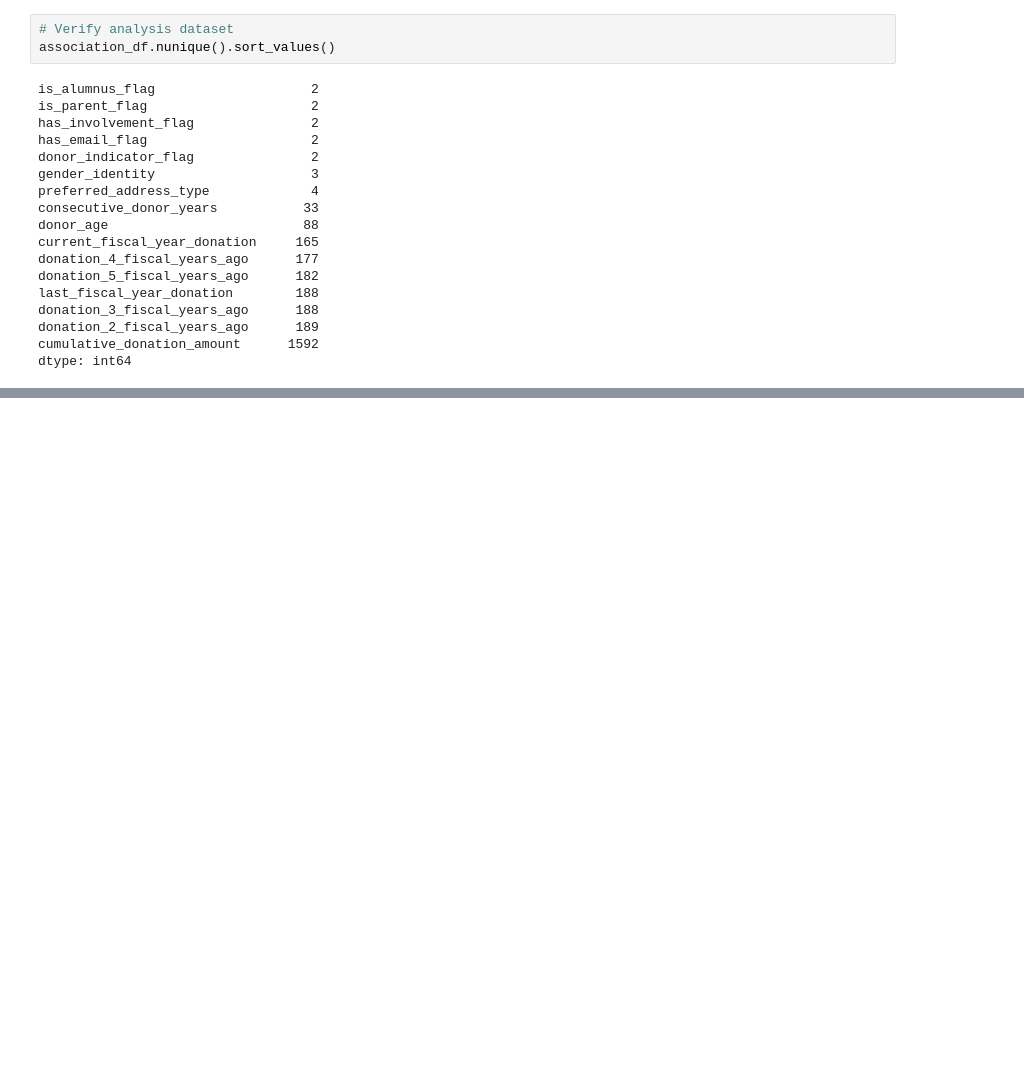
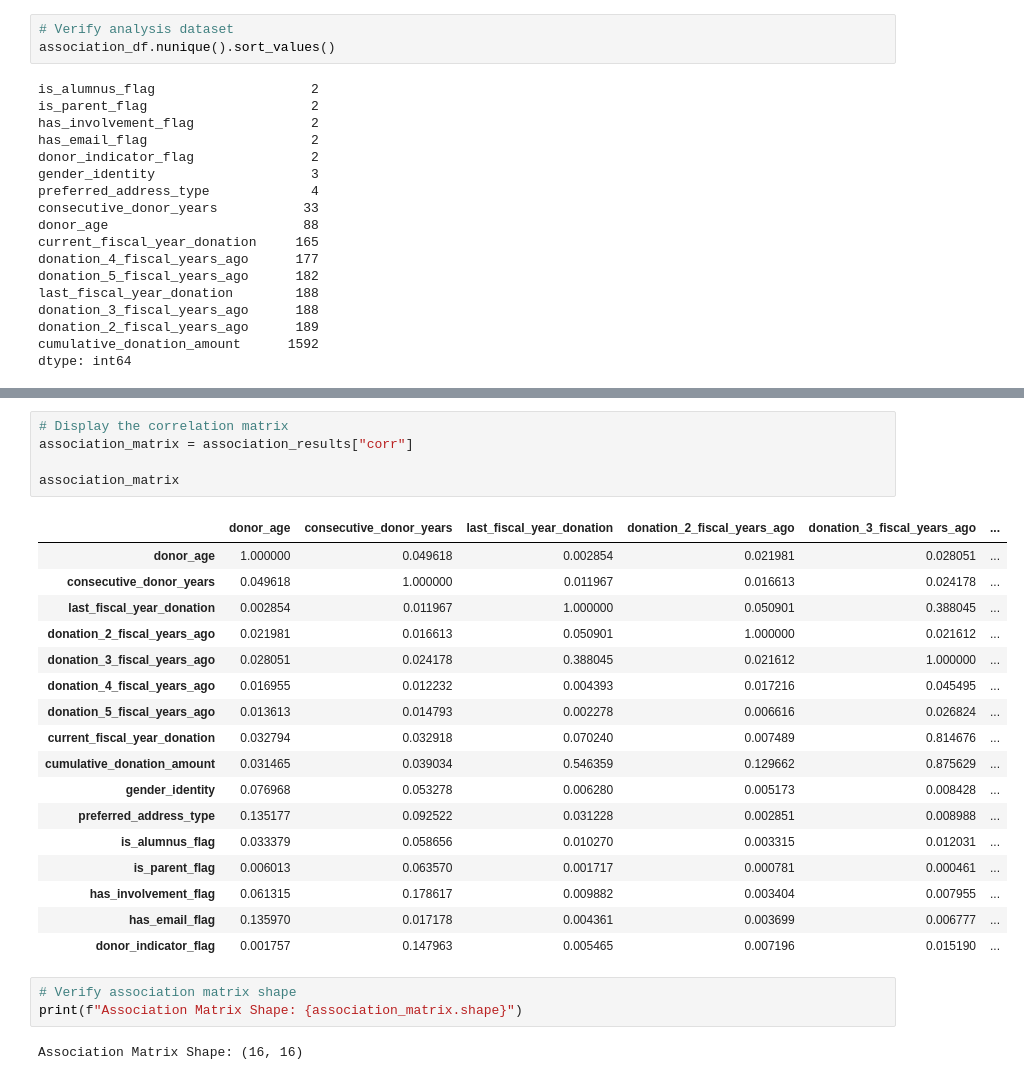
Before and after one commit to MDarkHead/red-cross-donor-prediction, a Jupyter notebook: notebooks/03_dython_analysis.ipynb, the cells around one changed output, grey strips where cells are left out. Cells and saved outputs as stored; diff of their text form; blank space fills up the shorter version.

```diff
--- a/notebooks/03_dython_analysis.ipynb
+++ b/notebooks/03_dython_analysis.ipynb
@@ -281,0 +297,28 @@ dtype: int64
+# %%
+# Display the correlation matrix
+association_matrix = association_results["corr"]
+
+association_matrix
+# %% [output]
+|  | donor_age | consecutive_donor_years | last_fiscal_year_donation | donation_2_fiscal_years_ago | donation_3_fiscal_years_ago | ... |
+| donor_age | 1.000000 | 0.049618 | 0.002854 | 0.021981 | 0.028051 | ... |
+| consecutive_donor_years | 0.049618 | 1.000000 | 0.011967 | 0.016613 | 0.024178 | ... |
+| last_fiscal_year_donation | 0.002854 | 0.011967 | 1.000000 | 0.050901 | 0.388045 | ... |
+| donation_2_fiscal_years_ago | 0.021981 | 0.016613 | 0.050901 | 1.000000 | 0.021612 | ... |
+| donation_3_fiscal_years_ago | 0.028051 | 0.024178 | 0.388045 | 0.021612 | 1.000000 | ... |
+| donation_4_fiscal_years_ago | 0.016955 | 0.012232 | 0.004393 | 0.017216 | 0.045495 | ... |
+| donation_5_fiscal_years_ago | 0.013613 | 0.014793 | 0.002278 | 0.006616 | 0.026824 | ... |
+| current_fiscal_year_donation | 0.032794 | 0.032918 | 0.070240 | 0.007489 | 0.814676 | ... |
+| cumulative_donation_amount | 0.031465 | 0.039034 | 0.546359 | 0.129662 | 0.875629 | ... |
+| gender_identity | 0.076968 | 0.053278 | 0.006280 | 0.005173 | 0.008428 | ... |
+| preferred_address_type | 0.135177 | 0.092522 | 0.031228 | 0.002851 | 0.008988 | ... |
+| is_alumnus_flag | 0.033379 | 0.058656 | 0.010270 | 0.003315 | 0.012031 | ... |
+| is_parent_flag | 0.006013 | 0.063570 | 0.001717 | 0.000781 | 0.000461 | ... |
+| has_involvement_flag | 0.061315 | 0.178617 | 0.009882 | 0.003404 | 0.007955 | ... |
+| has_email_flag | 0.135970 | 0.017178 | 0.004361 | 0.003699 | 0.006777 | ... |
+| donor_indicator_flag | 0.001757 | 0.147963 | 0.005465 | 0.007196 | 0.015190 | ... |
+# %%
+# Verify association matrix shape
+print(f"Association Matrix Shape: {association_matrix.shape}")
+# %% [output]
+Association Matrix Shape: (16, 16)
```
Also changed, not shown: parts of 4 cells of this notebook.
